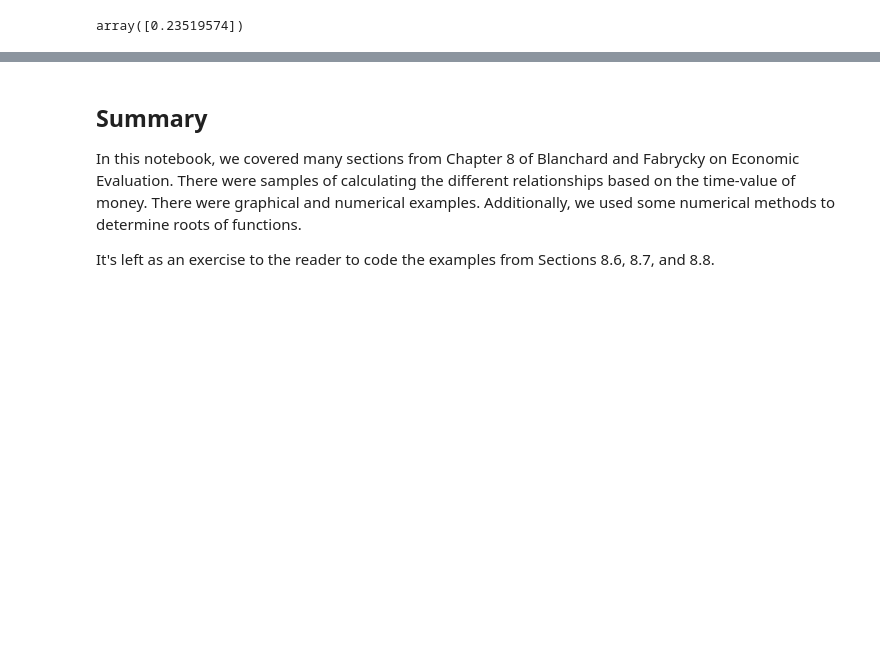
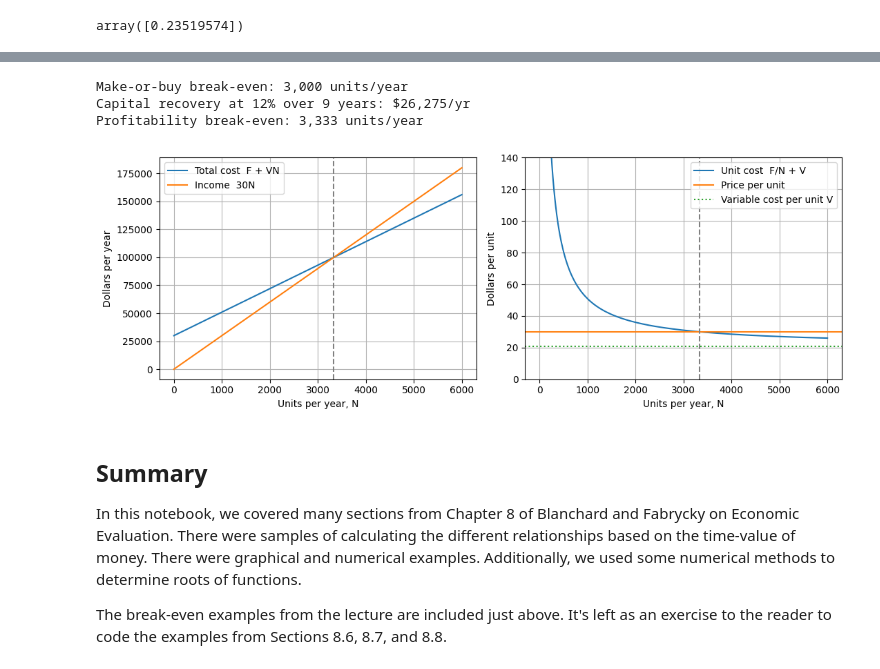
Before and after one commit to Dr-Daily/SystemsEngineering, a Jupyter notebook: Economic Evaluation.ipynb, the cells around one changed output, grey strips where cells are left out. Saved outputs shown, nothing was run; the diff lists cells and outputs as text; code cells hidden in the pictures; blank space fills up the shorter version.

```diff
--- a/Economic Evaluation.ipynb
+++ b/Economic Evaluation.ipynb
@@ -691,6 +832,35 @@ np.float64(0.23519573713229558)
+# %%
+N_be = 12000/(8 - 4)
+print("Make-or-buy break-even: {:,.0f} units/year".format(N_be))
+
+# Profitability (lecture slides 42–44): F = $30,000/yr fixed, V = $21/unit, price $30/unit
+i, n_life = 0.12, 9
+CR = 140000*(i*(1+i)**n_life)/((1+i)**n_life - 1)   # capital recovery of the $140k machine
+print("Capital recovery at 12% over 9 years: ${:,.0f}/yr".format(CR))
+F_fixed, V, price = 30000, 21, 30
+N_profit = F_fixed/(price - V)
+print("Profitability break-even: {:,.0f} units/year".format(N_profit))
+
+N = np.linspace(1, 6000, 300)
+fig, ax = plt.subplots(1, 2, figsize=(11, 4))
+ax[0].plot(N, F_fixed + V*N, label="Total cost  F + VN")
+ax[0].plot(N, price*N, label="Income  30N")
+ax[0].axvline(N_profit, ls='--', c='gray')
+ax[0].set_xlabel("Units per year, N"); ax[0].set_ylabel("Dollars per year"); ax[0].legend(); ax[0].grid()
+ax[1].plot(N, F_fixed/N + V, label="Unit cost  F/N + V")
+ax[1].axhline(price, c='C1', label="Price per unit")
+ax[1].axhline(V, c='C2', ls=':', label="Variable cost per unit V")
+ax[1].set_ylim(0, 140); ax[1].axvline(N_profit, ls='--', c='gray')
+ax[1].set_xlabel("Units per year, N"); ax[1].set_ylabel("Dollars per unit"); ax[1].legend(); ax[1].grid()
+plt.tight_layout()
+# %% [output]
+Make-or-buy break-even: 3,000 units/year
+Capital recovery at 12% over 9 years: $26,275/yr
+Profitability break-even: 3,333 units/year
+[figure, added]
 # %% [markdown]
 ## Summary
 In this notebook, we covered many sections from Chapter 8 of Blanchard and Fabrycky on Economic Evaluation.
 There were samples of calculating the different relationships based on the time-value of money. There were graphical and numerical examples. Additionally, we used some numerical methods to determine roots of functions.
 
-It's left as an exercise to the reader to code the examples from Sections 8.6, 8.7, and 8.8.
+The break-even examples from the lecture are included just above. It's left as an exercise to the reader to code the examples from Sections 8.6, 8.7, and 8.8.
```
Also changed, not shown: parts of 33 cells of this notebook.
